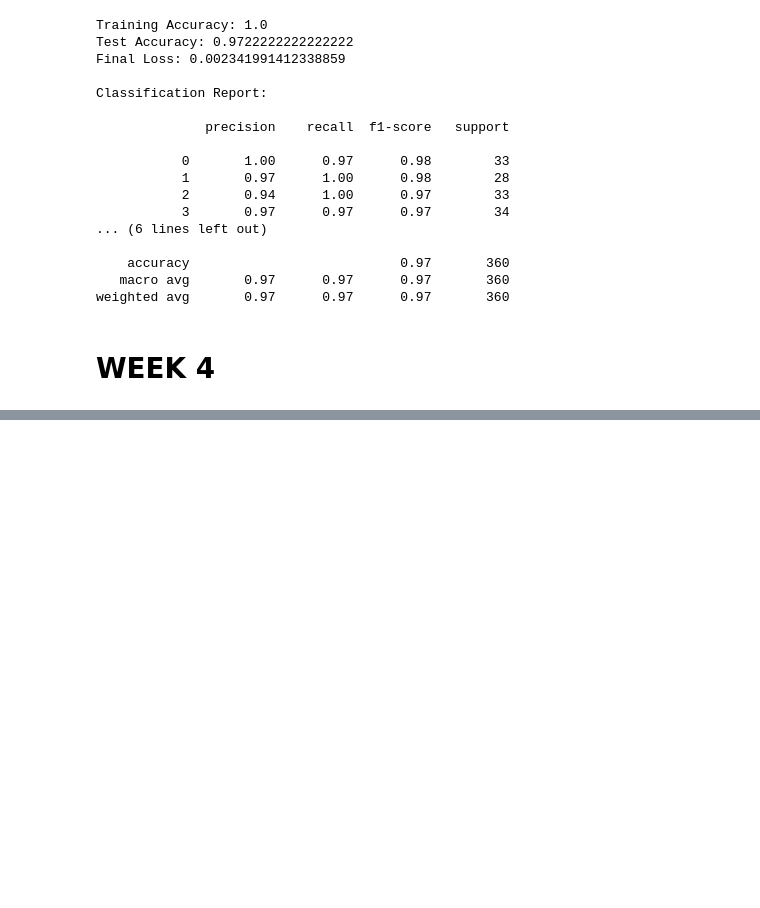
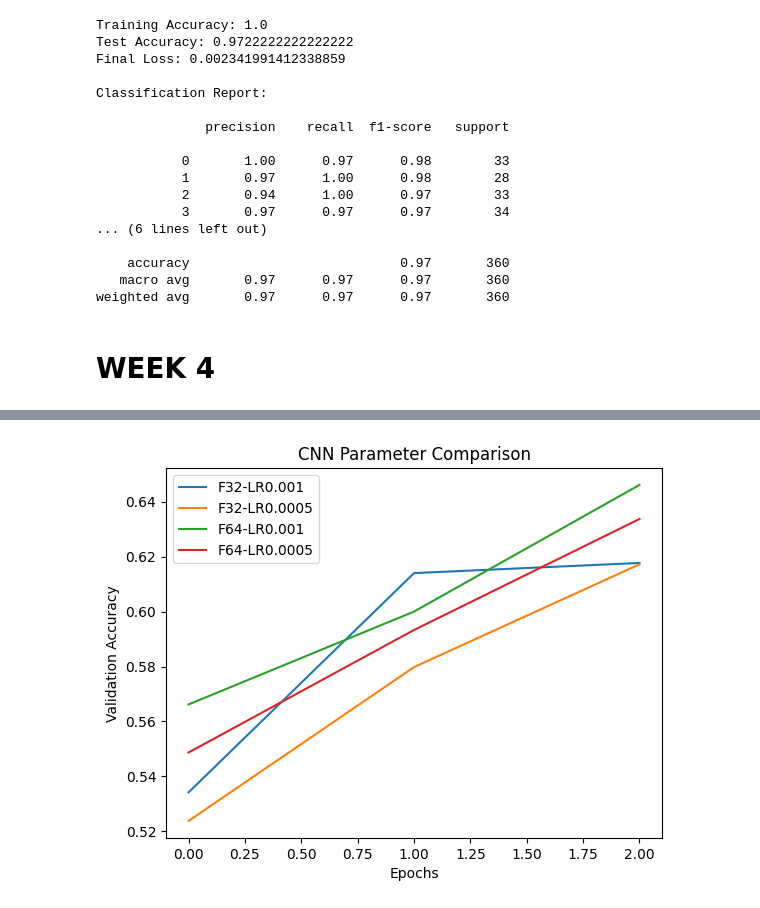
Before and after one commit to Praharshita1275/deep_learning_practice, a Jupyter notebook: deep_learning_sem6.ipynb, the cells around one changed output, grey strips where cells are left out. Drawn from its saved outputs; the diff is of its cells as text; code cells hidden in the pictures; blank space fills up the shorter version.

```diff
--- a/deep_learning_sem6.ipynb
+++ b/deep_learning_sem6.ipynb
@@ -1820,0 +2016,90 @@ Baseline Accuracy: 0.9722222222222222
+# %%
+#17) Apply CNN on your own dataset and find the best parameters for improving model performance.
+import tensorflow as tf
+from tensorflow.keras import datasets,layers,models
+import matplotlib.pyplot as plt
+import numpy as np
+
+(x_train,y_train),(x_test,y_test)=datasets.cifar10.load_data()
+
+x_train=x_train/255.0
+x_test=x_test/255.0
+
+filters=[32,64]
+learning_rates=[0.001,0.0005]
+
+histories=[]
+labels=[]
+results=[]
+
+for f in filters:
+    for lr in learning_rates:
+
+        model=models.Sequential([
+        layers.Conv2D(f,(3,3),activation='relu',input_shape=(32,32,3)),
+        layers.MaxPooling2D((2,2)),
+
+        layers.Conv2D(f*2,(3,3),activation='relu'),
+        layers.MaxPooling2D((2,2)),
+
+        layers.Flatten(),
+
+        layers.Dense(64,activation='relu'),
+        layers.Dense(10,activation='softmax')
+        ])
+
+        opt=tf.keras.optimizers.Adam(learning_rate=lr)
+
+        model.compile(
+        optimizer=opt,
+        loss='sparse_categorical_crossentropy',
+        metrics=['accuracy']
+        )
+
+        history=model.fit(
+        x_train,
+        y_train,
+        epochs=3,
+        validation_split=0.2
+        )
+
+        val_acc=history.history['val_accuracy'][-1]
+
+        histories.append(history.history['val_accuracy'])
+        labels.append(f"F{f}-LR{lr}")
+        results.append((f,lr,val_acc))
+
+plt.figure()
+
+for i in range(len(histories)):
+    plt.plot(histories[i],label=labels[i])
+
+plt.title("CNN Parameter Comparison")
+plt.xlabel("Epochs")
+plt.ylabel("Validation Accuracy")
+plt.legend()
+plt.show()
+
+best=max(results,key=lambda x:x[2])
+
+print("Best Parameters")
+print("Filters:",best[0])
+print("Learning Rate:",best[1])
+
+loss,acc=model.evaluate(x_test,y_test)
+
+print("Test Accuracy:",acc)
+
+pred=model.predict(x_test[:10])
+labels=np.argmax(pred,axis=1)
+
+plt.figure(figsize=(10,4))
+
+for i in range(10):
+    plt.subplot(2,5,i+1)
+    plt.imshow(x_test[i])
+    plt.title(labels[i])
+    plt.axis("off")
+
+plt.show()
+# %% [output]
@@ -1820,0 +2123 @@ Baseline Accuracy: 0.9722222222222222
+[figure, added]
```
Also changed, not shown: parts of 7 cells of this notebook.
